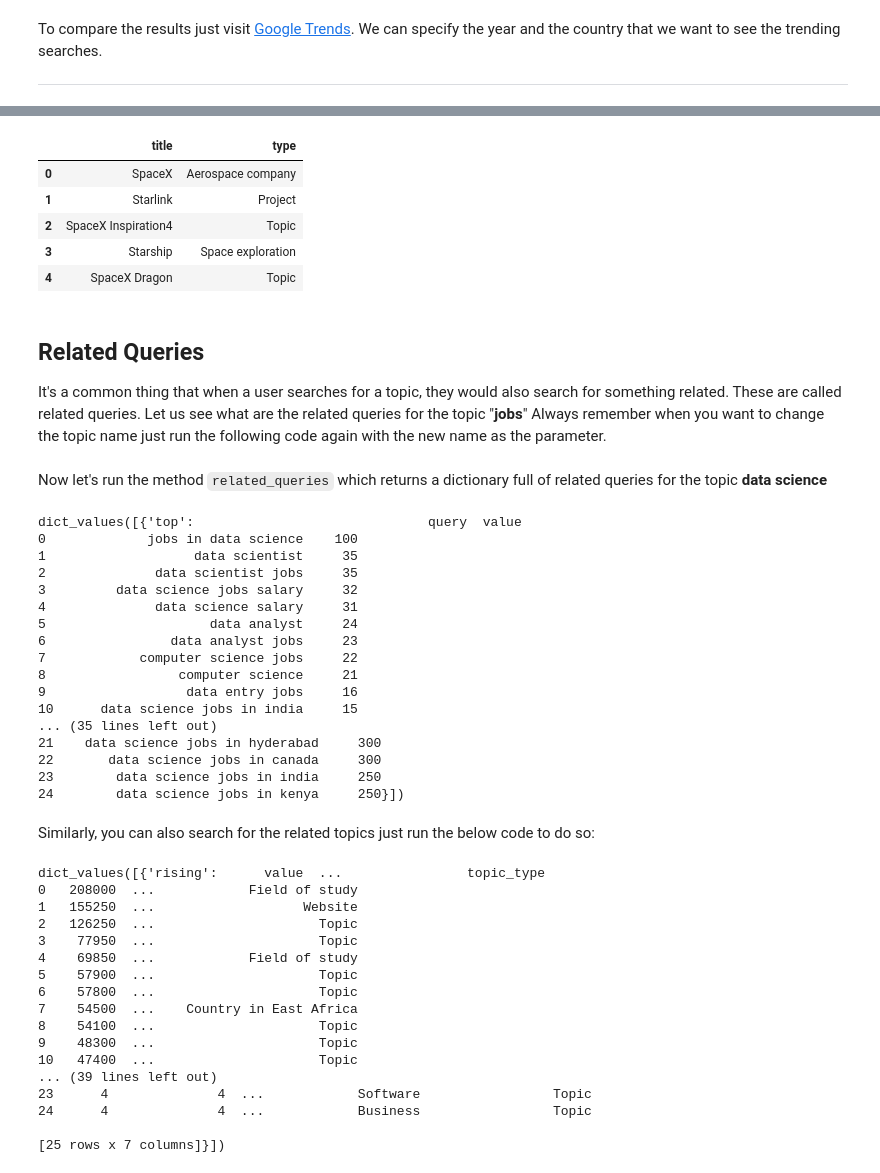
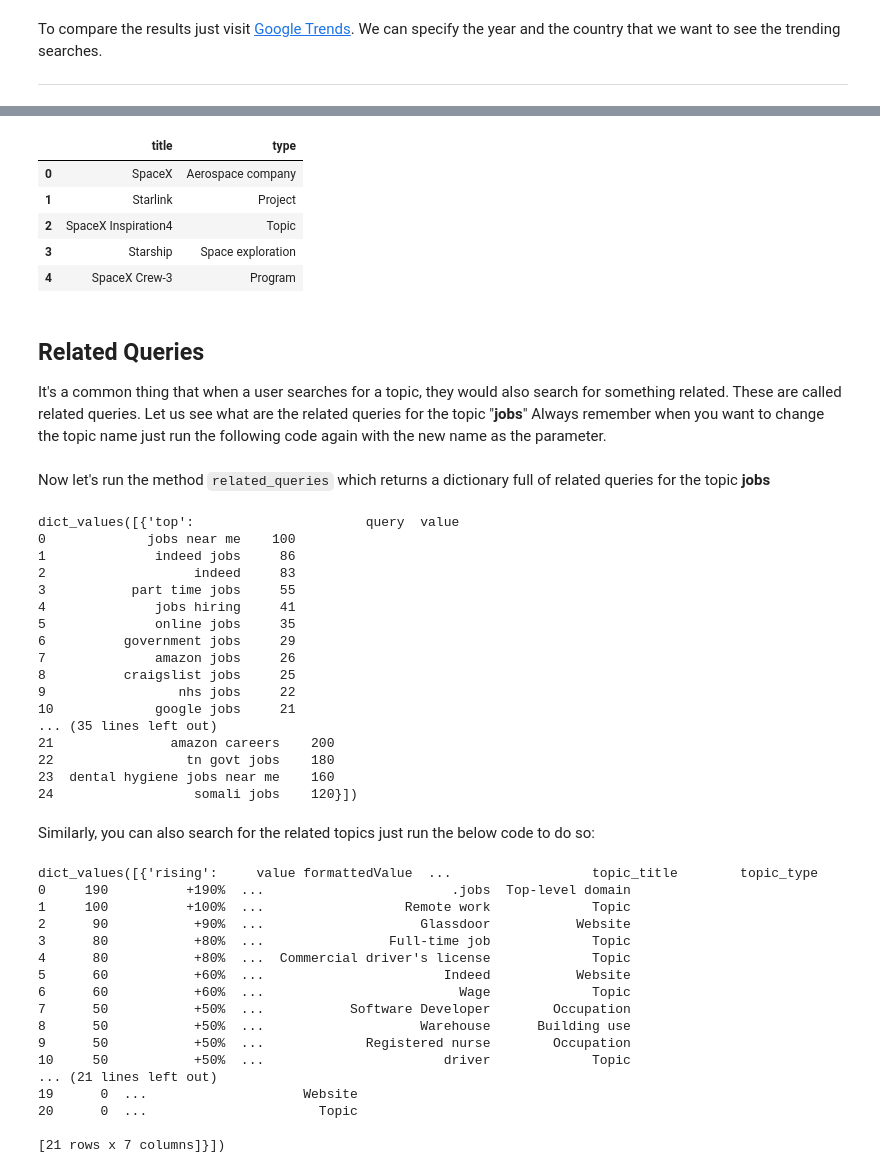
Before and after one commit to AruneshTamboli/Using-Python-to-automate-Google-Trends-Data, a Jupyter notebook: How_to_use_Python_to_automate_Google_Trends_Data.ipynb, the cells around one changed output, grey strips where cells are left out. Saved outputs shown, nothing was run; the diff lists cells and outputs as text; code cells hidden in the pictures.

```diff
--- a/How_to_use_Python_to_automate_Google_Trends_Data.ipynb
+++ b/How_to_use_Python_to_automate_Google_Trends_Data.ipynb
@@ -63,3 +84,3 @@ from pytrends.request import TrendReq
 # %%
-pytrend = TrendReq(hl='en-US', tz=360)
+pytrends = TrendReq(hl='en-US', tz=360)
 # %% [markdown]
@@ -178,15 +202,15 @@ Let us see how can we obtain google's keyword suggestion. If you don't know what
 # %%
 # Get Google Keyword Suggestions
-keywords = pytrend.suggestions(keyword='spacex')
+keywords = pytrends.suggestions(keyword='spacex')
 df = pd.DataFrame(keywords)
-df.drop(columns= 'mid')   # This column makes no sense
+df.drop(columns= 'mid')  # removing this column as it is making no sense
 # %% [output]
 |  | title | type |
 | 0 | SpaceX | Aerospace company |
 | 1 | Starlink | Project |
 | 2 | SpaceX Inspiration4 | Topic |
 | 3 | Starship | Space exploration |
-| 4 | SpaceX Dragon | Topic |
+| 4 | SpaceX Crew-3 | Program |
 # %% [markdown]
 ## Related Queries
 
@@ -196,48 +220,48 @@ pytrend.build_payload(kw_list=['data science jobs'])
 # %% [markdown]
-Now let's run the method `related_queries` which returns a dictionary full of related queries for the topic **data science**
+Now let's run the method `related_queries` which returns a dictionary full of related queries for the topic **jobs**
 # %%
 # Related Queries, returns a dictionary of dataframes
-related_queries = pytrend.related_queries()
+related_queries = pytrends.related_queries()
 related_queries.values()
 # %% [output]
-dict_values([{'top':                              query  value
-0             jobs in data science    100
-1                   data scientist     35
-2              data scientist jobs     35
-3         data science jobs salary     32
-4              data science salary     31
-5                     data analyst     24
-6                data analyst jobs     23
-7            computer science jobs     22
-8                 computer science     21
-9                  data entry jobs     16
-10      data science jobs in india     15
+dict_values([{'top':                      query  value
+0             jobs near me    100
+1              indeed jobs     86
+2                   indeed     83
+3           part time jobs     55
+4              jobs hiring     41
+5              online jobs     35
+6          government jobs     29
+7              amazon jobs     26
+8          craigslist jobs     25
+9                 nhs jobs     22
+10             google jobs     21
 ... (35 lines left out)
-21    data science jobs in hyderabad     300
-22       data science jobs in canada     300
-23        data science jobs in india     250
-24        data science jobs in kenya     250}])
+21               amazon careers    200
+22                 tn govt jobs    180
+23  dental hygiene jobs near me    160
+24                  somali jobs    120}])
 # %% [markdown]
 Similarly, you can also search for the related topics just run the below code to do so:
 # %%
 # Related Topics, returns a dictionary of dataframes
-related_topic = pytrend.related_topics()
+related_topic = pytrends.related_topics()
 related_topic.values()
 # %% [output]
-dict_values([{'rising':      value  ...                topic_type
-0   208000  ...            Field of study
-1   155250  ...                   Website
-2   126250  ...                     Topic
-3    77950  ...                     Topic
-4    69850  ...            Field of study
-5    57900  ...                     Topic
-6    57800  ...                     Topic
-7    54500  ...    Country in East Africa
-8    54100  ...                     Topic
-9    48300  ...                     Topic
-10   47400  ...                     Topic
-... (39 lines left out)
-23      4              4  ...            Software                 Topic
-24      4              4  ...            Business                 Topic
+dict_values([{'rising':     value formattedValue  ...                  topic_title        topic_type
+0     190          +190%  ...                        .jobs  Top-level domain
+1     100          +100%  ...                  Remote work             Topic
+2      90           +90%  ...                    Glassdoor           Website
+3      80           +80%  ...                Full-time job             Topic
+4      80           +80%  ...  Commercial driver's license             Topic
+5      60           +60%  ...                       Indeed           Website
+6      60           +60%  ...                         Wage             Topic
+7      50           +50%  ...           Software Developer        Occupation
+8      50           +50%  ...                    Warehouse      Building use
+9      50           +50%  ...             Registered nurse        Occupation
+10     50           +50%  ...                       driver             Topic
+... (21 lines left out)
+19      0  ...                    Website
+20      0  ...                      Topic
 
-[25 rows x 7 columns]}])
+[21 rows x 7 columns]}])
```
Also changed, not shown: parts of 38 cells of this notebook.
